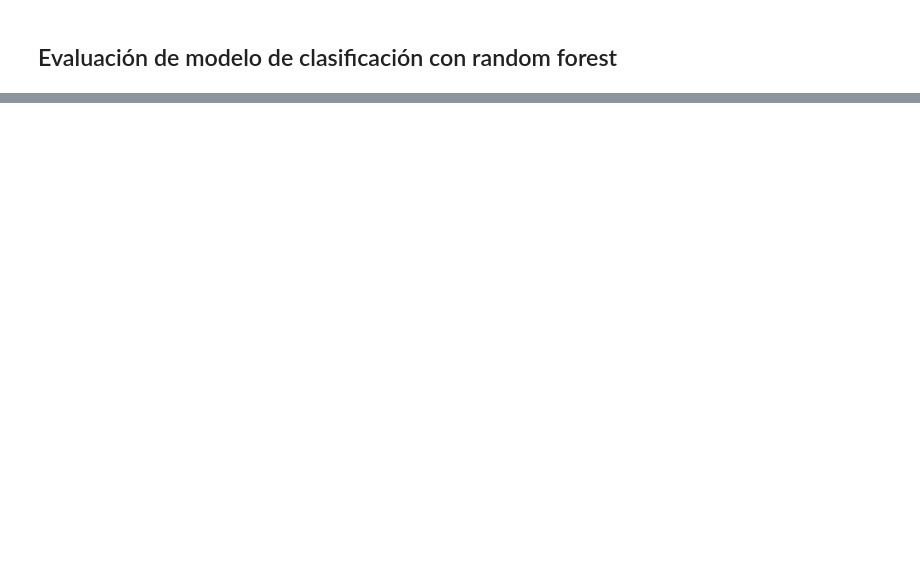
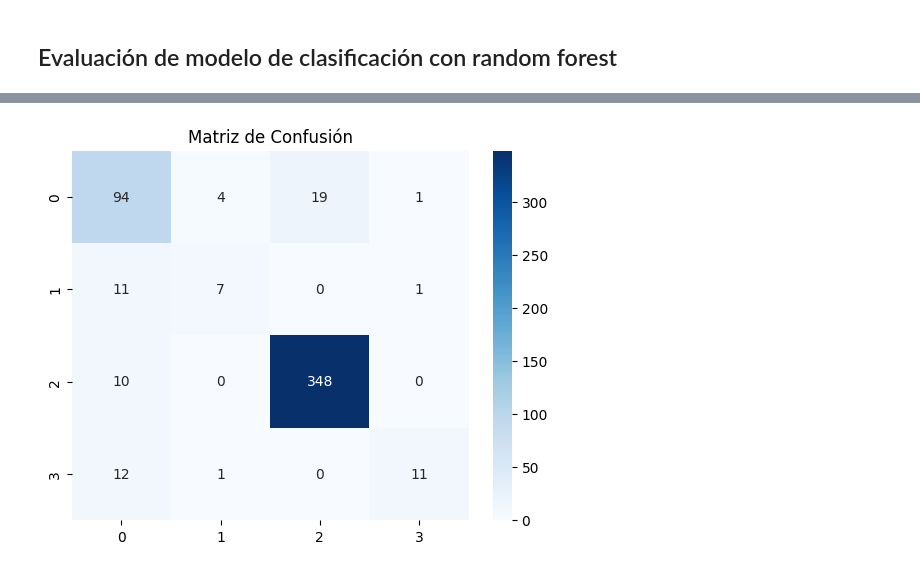
Before and after one commit to RaymundoSGlz/Decision-Trees-y-Random-Forest-con-Python-y-scikit-learn, a Jupyter notebook: Notebooks/decision_tree_random_forest_project.ipynb, the cells around one changed output, grey strips where cells are left out. Saved outputs shown, nothing was run; the diff lists cells and outputs as text; code cells hidden in the pictures; blank space fills up the shorter version.

```diff
--- a/Notebooks/decision_tree_random_forest_project.ipynb
+++ b/Notebooks/decision_tree_random_forest_project.ipynb
@@ -139,7 +139,7 @@ import category_encoders as ce
 encoder = ce.OrdinalEncoder(cols=['buying', 'maint', 'doors', 'persons', 'lug_boot', 'safety'])
 
 X_train = encoder.fit_transform(X_train)
-X_test = encoder.fit_transform(X_test)
+X_test = encoder.transform(X_test)
 # %%
 #Verificamos la transformación
 X_train.head()
@@ -229,5 +238,7 @@ Train Accuracy: 0.7733664185277088
 # %%
 #Calculo de las predicciones en Train y Test
+y_train_pred_forest = forest.predict(X_train)
+y_test_pred_forest = forest.predict(X_test)
 # %% [markdown]
 ## Evaluación de modelo de clasificación con random forest
 # %%
@@ -248,4 +290,14 @@ Train Accuracy: 0.7733664185277088
 # %%
 # Matriz de confusion del RF
+from sklearn.metrics import confusion_matrix
+
+#Matriz de confusión
+cm = confusion_matrix(y_test, y_test_pred_forest)
+
+#Gráfico de la matriz de confusión
+sns.heatmap(cm, annot=True, fmt='d', cmap='Blues')
+plt.title('Matriz de Confusión');
+# %% [output]
+[figure, added]
 # %%
 #RF
```
Also changed, not shown: parts of 9 cells of this notebook.
